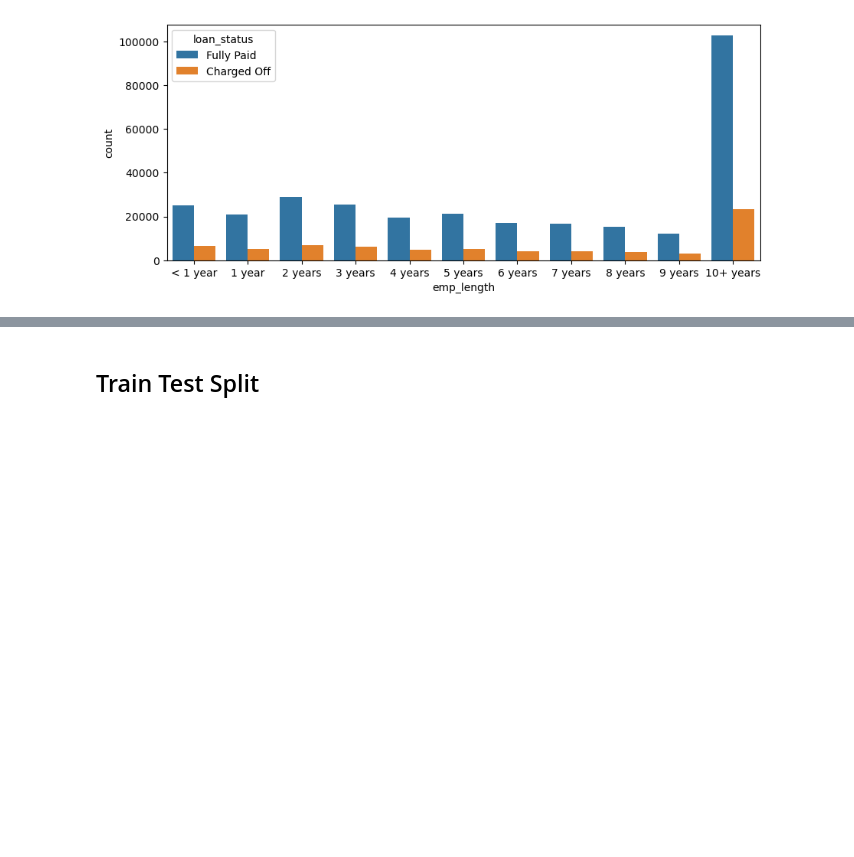
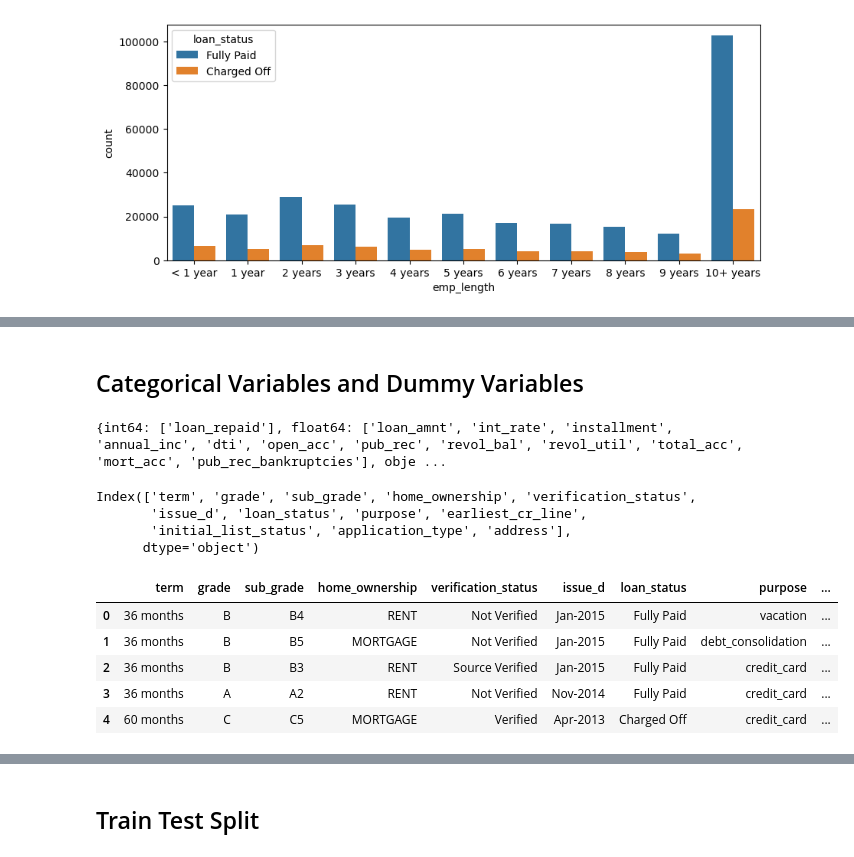
Before and after one commit to dicksondurosakin/Deep-Learning-on-Lending-Club-Dataset, a Jupyter notebook: Lending Club Project.ipynb, the cells around one changed output, grey strips where cells are left out. Drawn from its saved outputs; the diff is of its cells as text; code cells hidden in the pictures; blank space fills up the shorter version.

```diff
--- a/Lending Club Project.ipynb
+++ b/Lending Club Project.ipynb
@@ -842,0 +674,2 @@ Index(['loan_status'], dtype='object')
+# %%
+mort_ser = df.groupby('total_acc')['mort_acc'].mean()
@@ -842,0 +688,2 @@ Index(['loan_status'], dtype='object')
+# %%
+df['mort_acc'] = df.apply(lambda row: mort_ser[row['total_acc']] if pd.isna(row['mort_acc']) else row['mort_acc'], axis=1)
@@ -842,0 +714,2 @@ Index(['loan_status'], dtype='object')
+# %%
+df.dropna(subset=['revol_util'],inplace=True)
@@ -842,0 +734,2 @@ Index(['loan_status'], dtype='object')
+# %%
+df.dropna(subset=['pub_rec_bankruptcies'],inplace=True)
@@ -842,0 +741,2 @@ Index(['loan_status'], dtype='object')
+# %% [markdown]
+## Categorical Variables and Dummy Variables
@@ -842,0 +745,4 @@ Index(['loan_status'], dtype='object')
+# %%
+g
+# %% [output]
+{int64: ['loan_repaid'], float64: ['loan_amnt', 'int_rate', 'installment', 'annual_inc', 'dti', 'open_acc', 'pub_rec', 'revol_bal', 'revol_util', 'total_acc', 'mort_acc', 'pub_rec_bankruptcies'], obje ...
@@ -842,0 +751,16 @@ Index(['loan_status'], dtype='object')
+# %%
+print(g1['object'])
+# %% [output]
+Index(['term', 'grade', 'sub_grade', 'home_ownership', 'verification_status',
+       'issue_d', 'loan_status', 'purpose', 'earliest_cr_line',
+       'initial_list_status', 'application_type', 'address'],
+      dtype='object')
+# %%
+df.select_dtypes(include=['object']).head()
+# %% [output]
+|  | term | grade | sub_grade | home_ownership | verification_status | issue_d | loan_status | purpose | ... |
+| 0 | 36 months | B | B4 | RENT | Not Verified | Jan-2015 | Fully Paid | vacation | ... |
+| 1 | 36 months | B | B5 | MORTGAGE | Not Verified | Jan-2015 | Fully Paid | debt_consolidation | ... |
+| 2 | 36 months | B | B3 | RENT | Source Verified | Jan-2015 | Fully Paid | credit_card | ... |
+| 3 | 36 months | A | A2 | RENT | Not Verified | Nov-2014 | Fully Paid | credit_card | ... |
+| 4 | 60 months | C | C5 | MORTGAGE | Verified | Apr-2013 | Charged Off | credit_card | ... |
```
Also changed, not shown: parts of 163 cells of this notebook.
